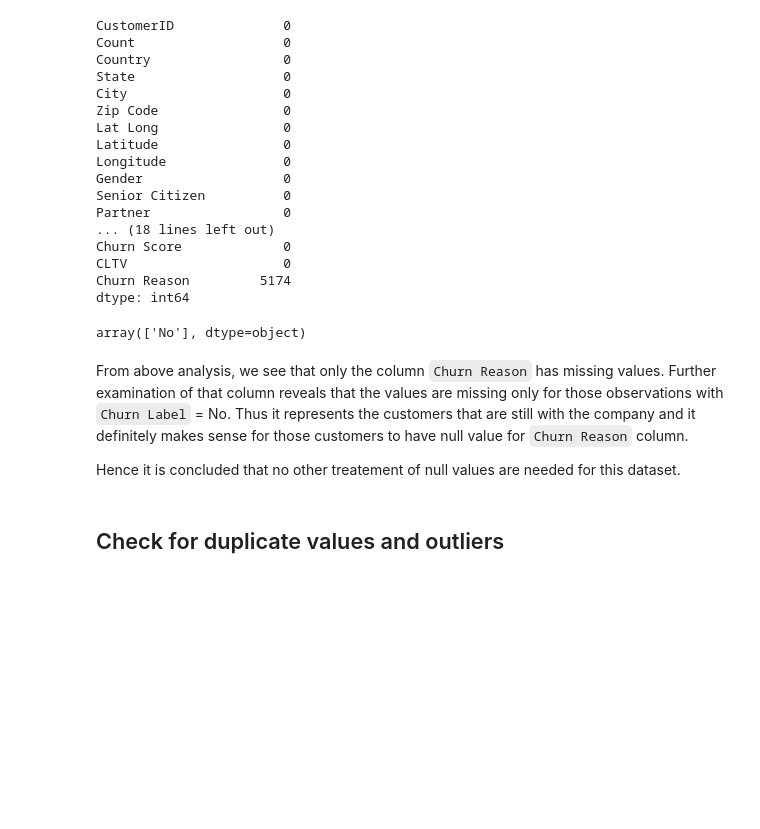
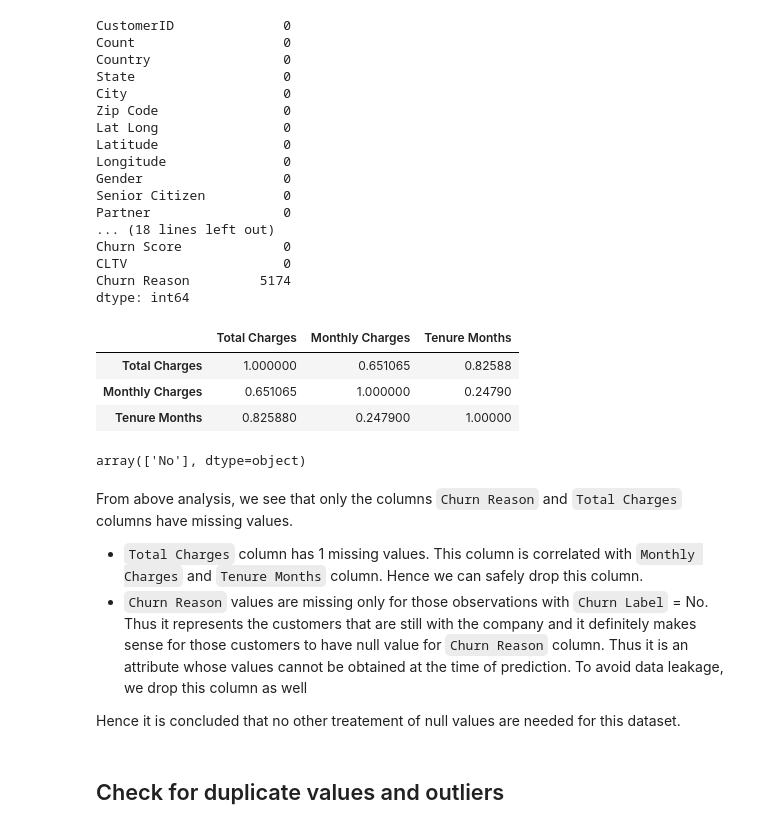
Before and after one commit to VargheseTresa/Capstone_Customer_Churn_Prediction, a Jupyter notebook: notebooks/1.0_data_wrangling.ipynb, the cells around one changed output. Drawn from its saved outputs; the diff is of its cells as text; code cells hidden in the pictures; blank space fills up the shorter version.

```diff
--- a/notebooks/1.0_data_wrangling.ipynb
+++ b/notebooks/1.0_data_wrangling.ipynb
@@ -93,4 +93,11 @@ Churn Score             0
 CLTV                    0
 Churn Reason         5174
 dtype: int64
+# %%
+df.loc[:, ['Total Charges', 'Monthly Charges', 'Tenure Months']].corr()
+# %% [output]
+|  | Total Charges | Monthly Charges | Tenure Months |
+| Total Charges | 1.000000 | 0.651065 | 0.82588 |
+| Monthly Charges | 0.651065 | 1.000000 | 0.24790 |
+| Tenure Months | 0.825880 | 0.247900 | 1.00000 |
 # %%
@@ -98,7 +105,9 @@ raw_data.loc[raw_data['Churn Reason'].isnull(), 'Churn Label'].unique()
 # %% [output]
 array(['No'], dtype=object)
 # %% [markdown]
-From above analysis, we see that only the column `Churn Reason` has missing values. Further examination of that column reveals that the values are missing only for those observations with `Churn Label` = No. Thus it represents the customers that are still with the company and it definitely makes sense for those customers to have null value for `Churn Reason` column.
+From above analysis, we see that only the columns `Churn Reason` and `Total Charges` columns have missing values.
+* `Total Charges` column has 1 missing values. This column is correlated with `Monthly Charges` and `Tenure Months` column. Hence we can safely drop this column.
+* `Churn Reason`  values are missing only for those observations with `Churn Label` = No. Thus it represents the customers that are still with the company and it definitely makes sense for those customers to have null value for `Churn Reason` column. Thus it is an attribute whose values cannot be obtained at the time of prediction. To avoid data leakage, we drop this column as well
 
 Hence it is concluded that no other treatement of null values are needed for this dataset.
 # %% [markdown]
```
Also changed, not shown: parts of 8 cells of this notebook, 1 other file.
